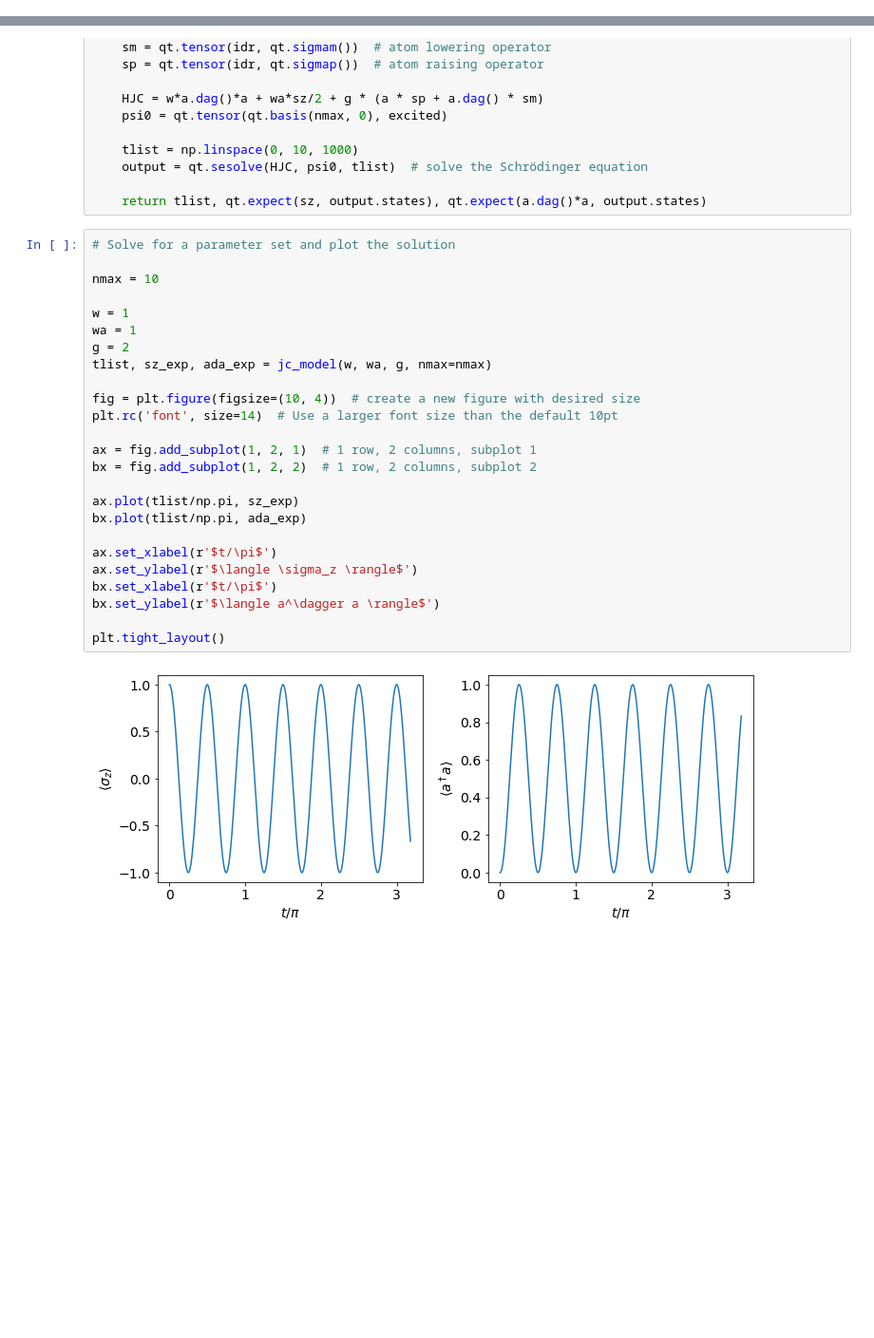
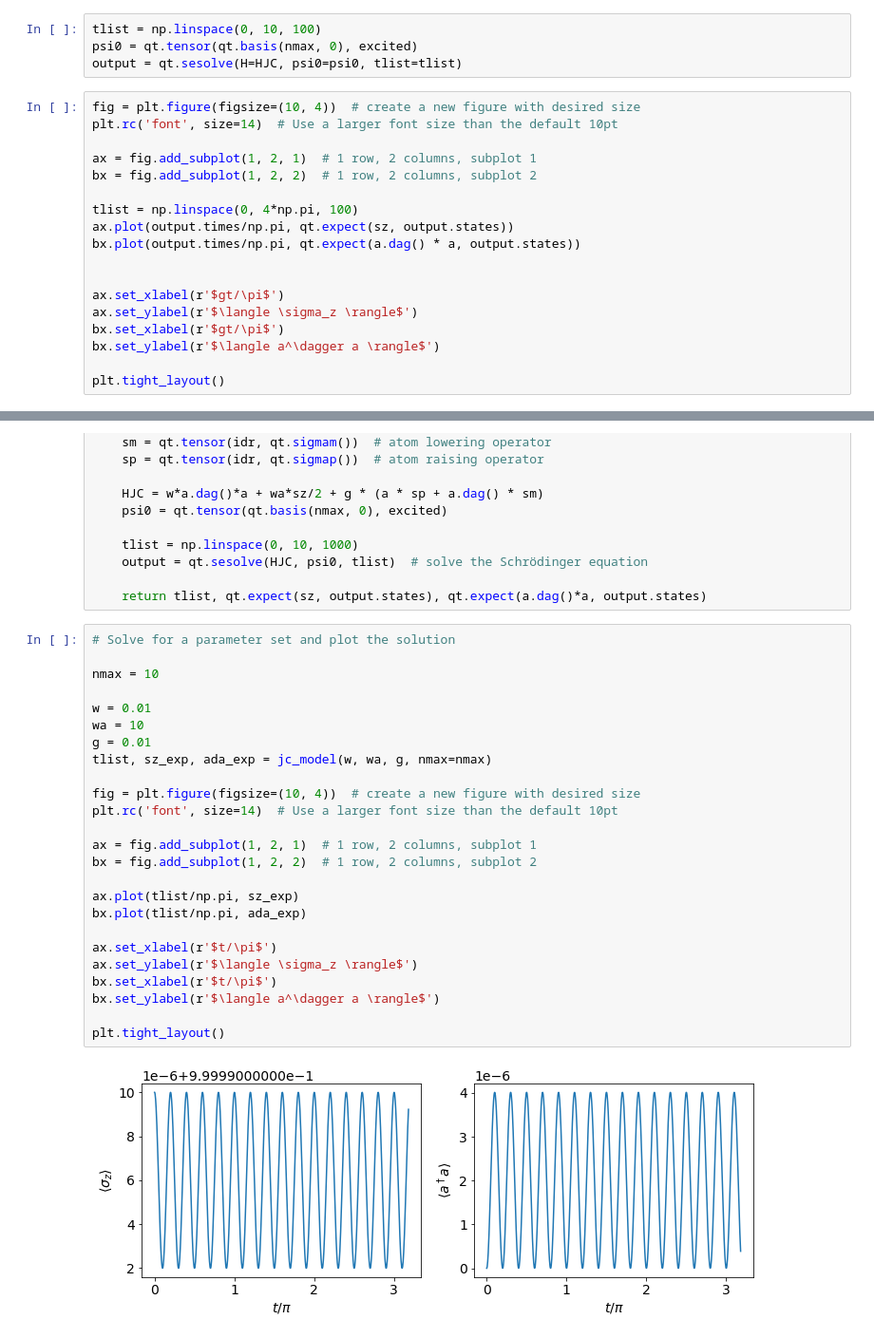
Before and after one commit to jmoo2880/honours-coursework, a Jupyter notebook: Notebook 1 - JC model.ipynb, the cells around one changed output, grey strips where cells are left out. Shown at 95% size. Saved outputs shown, nothing was run; the diff lists cells and outputs as text; blank space fills up the shorter version.

```diff
--- a/Notebook 1 - JC model.ipynb
+++ b/Notebook 1 - JC model.ipynb
@@ -350,3 +406,25 @@ plt.tight_layout()
 Use a similar approach to plot your soluton for $\langle a^\dagger a\rangle$ and $\langle \sigma_z \rangle$ in two panels.
 
 Insert your solution below.
+# %%
+tlist = np.linspace(0, 10, 100)
+psi0 = qt.tensor(qt.basis(nmax, 0), excited)
+output = qt.sesolve(H=HJC, psi0=psi0, tlist=tlist)
+# %%
+fig = plt.figure(figsize=(10, 4))  # create a new figure with desired size
+plt.rc('font', size=14)  # Use a larger font size than the default 10pt
+
+ax = fig.add_subplot(1, 2, 1)  # 1 row, 2 columns, subplot 1
+bx = fig.add_subplot(1, 2, 2)  # 1 row, 2 columns, subplot 2
+
+tlist = np.linspace(0, 4*np.pi, 100)
+ax.plot(output.times/np.pi, qt.expect(sz, output.states))
+bx.plot(output.times/np.pi, qt.expect(a.dag() * a, output.states))
+
+
+ax.set_xlabel(r'$gt/\pi$')
+ax.set_ylabel(r'$\langle \sigma_z \rangle$')
+bx.set_xlabel(r'$gt/\pi$')
+bx.set_ylabel(r'$\langle a^\dagger a \rangle$')
+
+plt.tight_layout()
@@ -395,27 +475,27 @@ def jc_model(w, wa, g, nmax=5):
 # %%
 # Solve for a parameter set and plot the solution
 
 nmax = 10
 
-w = 1
-wa = 1
-g = 2
+w = 0.01
+wa = 10
+g = 0.01
 tlist, sz_exp, ada_exp = jc_model(w, wa, g, nmax=nmax)
 
 fig = plt.figure(figsize=(10, 4))  # create a new figure with desired size
 plt.rc('font', size=14)  # Use a larger font size than the default 10pt
 
 ax = fig.add_subplot(1, 2, 1)  # 1 row, 2 columns, subplot 1
 bx = fig.add_subplot(1, 2, 2)  # 1 row, 2 columns, subplot 2
 
 ax.plot(tlist/np.pi, sz_exp)
 bx.plot(tlist/np.pi, ada_exp)
 
 ax.set_xlabel(r'$t/\pi$')
 ax.set_ylabel(r'$\langle \sigma_z \rangle$')
 bx.set_xlabel(r'$t/\pi$')
 bx.set_ylabel(r'$\langle a^\dagger a \rangle$')
 
 plt.tight_layout()
 # %% [output]
-[figure, old version]
+[figure, new version]
```
Also changed, not shown: parts of 6 cells of this notebook, 1 other file.
